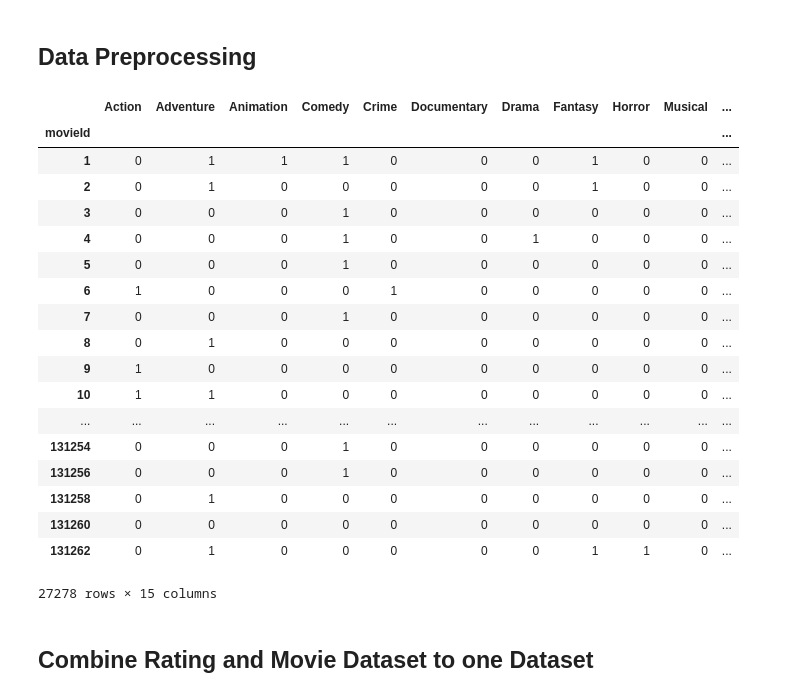
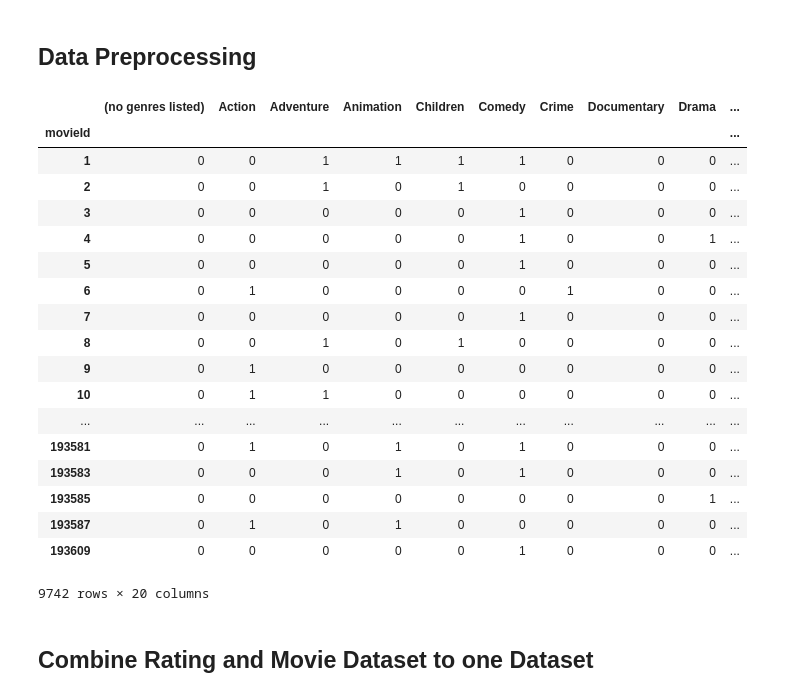
Before and after one commit to Ericlkl/Movie-Rating-Prediction, a Jupyter notebook: Assignment.ipynb, the cells around one changed output. Cells and saved outputs as stored; diff of their text form; code cells hidden in the pictures.

Commit message:
dataset Upload, changed to work on the correct dataset the assignment required

```diff
--- a/Assignment.ipynb
+++ b/Assignment.ipynb
@@ -18,42 +18,41 @@ from sklearn.metrics import mean_squared_error, r2_score
 ## Data Preprocessing
 # %%
 # Import dataset
-rating_dataset = pd.read_csv("ratings.csv")
-movies_dataset = pd.read_csv("movies.csv")
+rating_dataset = pd.read_csv("./data/ratings.csv")
+movies_dataset = pd.read_csv("./data/movies.csv")
 
 # Set the index by movieId, This line of code only able to execute once
 movies_dataset.set_index('movieId', inplace = True)
 
 # Convert genres to dummy variable dataset
 movies_dataset = movies_dataset['genres'].str.get_dummies(sep='|')
 
 # Cannot use year as parameter because in movie 3xxxx there is a movie does not have years
 # movies_dataset["year"] = movies_dataset["title"].str.extract(r"\(([0-9]+)\)").astype(dtype=np.int)
 
 # Filtering duplicate values in the MovieGenre list
-movies_dataset = movies_dataset.drop(columns=["(no genres listed)","Western","IMAX","Film-Noir","Children"], axis=1)
-
+# movies_dataset = movies_dataset.drop(columns=["(no genres listed)","Western","IMAX","Film-Noir","Children"], axis=1)
 movies_dataset
 # %% [output]
-|  | Action | Adventure | Animation | Comedy | Crime | Documentary | Drama | Fantasy | Horror | Musical | ... |
-| movieId |  |  |  |  |  |  |  |  |  |  | ... |
-| 1 | 0 | 1 | 1 | 1 | 0 | 0 | 0 | 1 | 0 | 0 | ... |
-| 2 | 0 | 1 | 0 | 0 | 0 | 0 | 0 | 1 | 0 | 0 | ... |
-| 3 | 0 | 0 | 0 | 1 | 0 | 0 | 0 | 0 | 0 | 0 | ... |
-| 4 | 0 | 0 | 0 | 1 | 0 | 0 | 1 | 0 | 0 | 0 | ... |
-| 5 | 0 | 0 | 0 | 1 | 0 | 0 | 0 | 0 | 0 | 0 | ... |
-| 6 | 1 | 0 | 0 | 0 | 1 | 0 | 0 | 0 | 0 | 0 | ... |
-| 7 | 0 | 0 | 0 | 1 | 0 | 0 | 0 | 0 | 0 | 0 | ... |
-| 8 | 0 | 1 | 0 | 0 | 0 | 0 | 0 | 0 | 0 | 0 | ... |
-| 9 | 1 | 0 | 0 | 0 | 0 | 0 | 0 | 0 | 0 | 0 | ... |
-| 10 | 1 | 1 | 0 | 0 | 0 | 0 | 0 | 0 | 0 | 0 | ... |
-| ... | ... | ... | ... | ... | ... | ... | ... | ... | ... | ... | ... |
-| 131254 | 0 | 0 | 0 | 1 | 0 | 0 | 0 | 0 | 0 | 0 | ... |
-| 131256 | 0 | 0 | 0 | 1 | 0 | 0 | 0 | 0 | 0 | 0 | ... |
-| 131258 | 0 | 1 | 0 | 0 | 0 | 0 | 0 | 0 | 0 | 0 | ... |
-| 131260 | 0 | 0 | 0 | 0 | 0 | 0 | 0 | 0 | 0 | 0 | ... |
-| 131262 | 0 | 1 | 0 | 0 | 0 | 0 | 0 | 1 | 1 | 0 | ... |
+|  | (no genres listed) | Action | Adventure | Animation | Children | Comedy | Crime | Documentary | Drama | ... |
+| movieId |  |  |  |  |  |  |  |  |  | ... |
+| 1 | 0 | 0 | 1 | 1 | 1 | 1 | 0 | 0 | 0 | ... |
+| 2 | 0 | 0 | 1 | 0 | 1 | 0 | 0 | 0 | 0 | ... |
+| 3 | 0 | 0 | 0 | 0 | 0 | 1 | 0 | 0 | 0 | ... |
+| 4 | 0 | 0 | 0 | 0 | 0 | 1 | 0 | 0 | 1 | ... |
+| 5 | 0 | 0 | 0 | 0 | 0 | 1 | 0 | 0 | 0 | ... |
+| 6 | 0 | 1 | 0 | 0 | 0 | 0 | 1 | 0 | 0 | ... |
+| 7 | 0 | 0 | 0 | 0 | 0 | 1 | 0 | 0 | 0 | ... |
+| 8 | 0 | 0 | 1 | 0 | 1 | 0 | 0 | 0 | 0 | ... |
+| 9 | 0 | 1 | 0 | 0 | 0 | 0 | 0 | 0 | 0 | ... |
+| 10 | 0 | 1 | 1 | 0 | 0 | 0 | 0 | 0 | 0 | ... |
+| ... | ... | ... | ... | ... | ... | ... | ... | ... | ... | ... |
+| 193581 | 0 | 1 | 0 | 1 | 0 | 1 | 0 | 0 | 0 | ... |
+| 193583 | 0 | 0 | 0 | 1 | 0 | 1 | 0 | 0 | 0 | ... |
+| 193585 | 0 | 0 | 0 | 0 | 0 | 0 | 0 | 0 | 1 | ... |
+| 193587 | 0 | 1 | 0 | 1 | 0 | 0 | 0 | 0 | 0 | ... |
+| 193609 | 0 | 0 | 0 | 0 | 0 | 1 | 0 | 0 | 0 | ... |
-27278 rows × 15 columns
+9742 rows × 20 columns
 # %% [markdown]
 ## Combine Rating and Movie Dataset to one Dataset
 # %%
```
Also changed, not shown: parts of 15 cells of this notebook, 6 other files.
